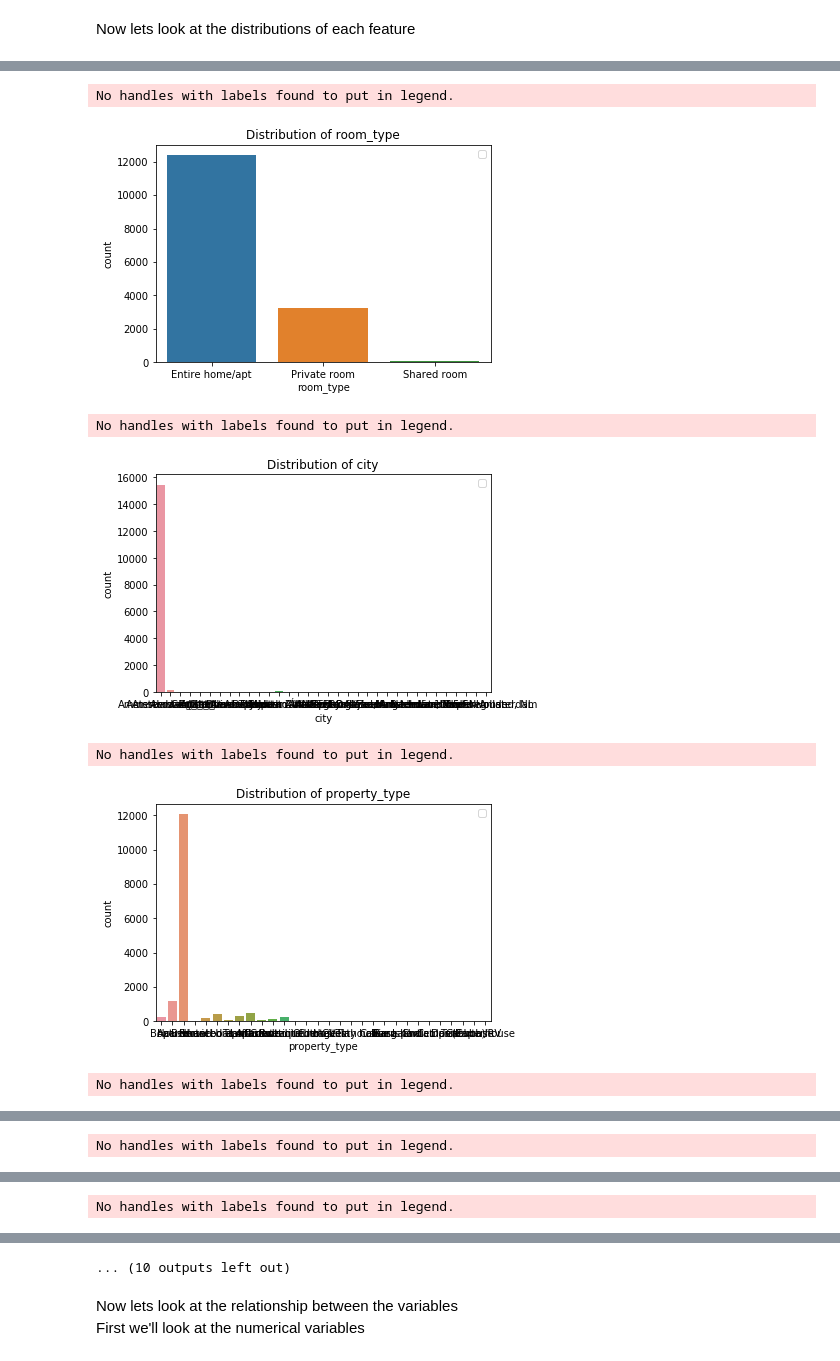
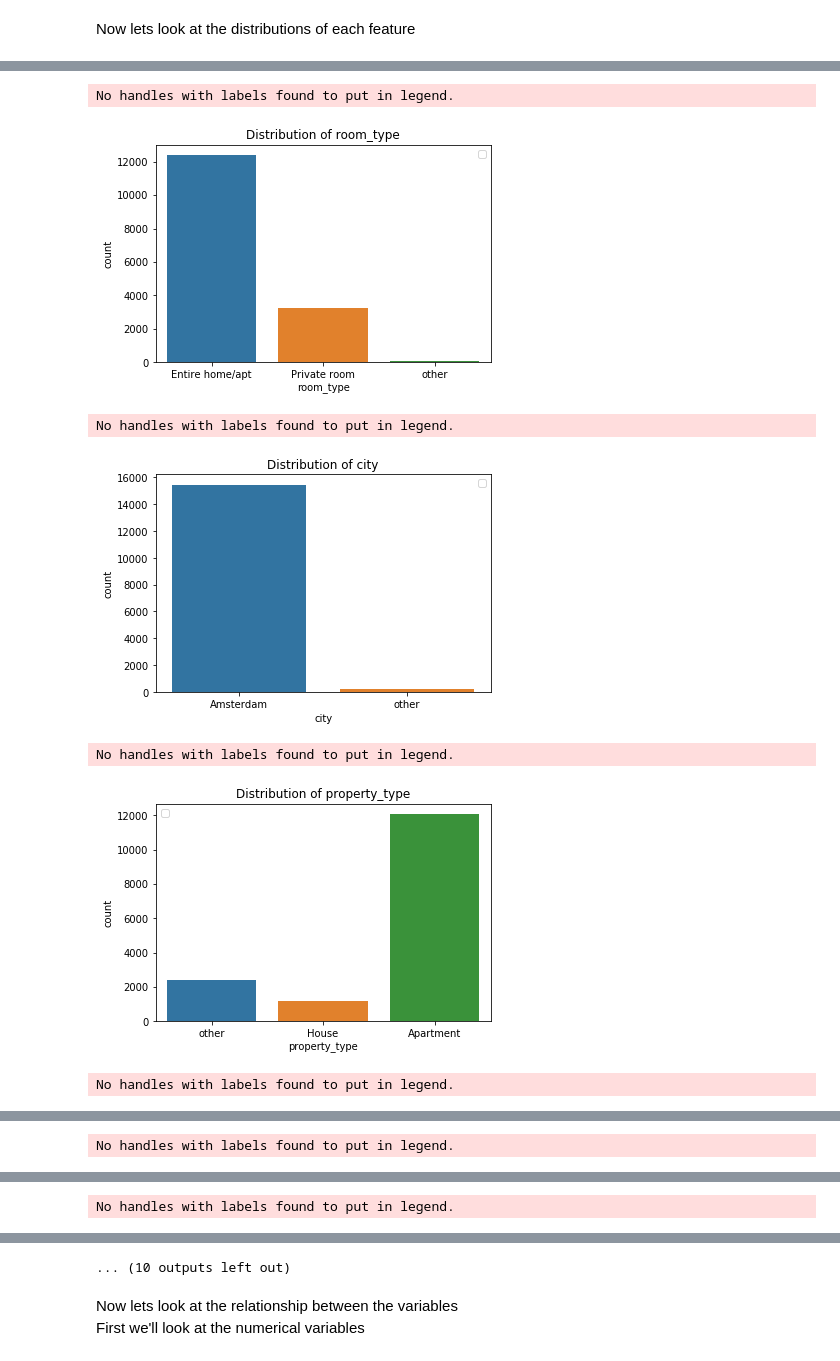
Before and after one commit to dbanach/JupyterNotebooks, a Jupyter notebook: preprocessing/Data_Preprocessing_Assignment_I.ipynb, the cells around one changed output, grey strips where cells are left out. Saved outputs shown, nothing was run; the diff lists cells and outputs as text; code cells hidden in the pictures.

Commit message:
created function to plot categorical variables putting values not significan in column "other"

```diff
--- a/preprocessing/Data_Preprocessing_Assignment_I.ipynb
+++ b/preprocessing/Data_Preprocessing_Assignment_I.ipynb
@@ -199,22 +202,46 @@ Now lets look at the distributions of each feature
+# %%
+def plot_categorical_many_values(df,col, thresh):
+    """
+    receives a dataframe, a column and a threshold and plots the categorical feature col
+    puting all of the values that their % of appereance is less than the threshold thresh into a variable 'other'
+    """
+
+    df_aux = pd.DataFrame({'value':df[col].value_counts().values, 'index':df[col].value_counts().index})
+    df_aux['percentage'] = df_aux.value.apply(lambda x: x/df.shape[0])
+
+
+    valid_values=[]
+    for index, row in df_aux.iterrows():
+        if row['percentage'] > thresh:
+            valid_values.append(row['index'])
+    df_aux2 = df.copy()
+    df_aux2[col] = df_aux2[col].apply(lambda x: x if x in valid_values else 'other')
+
+    ax = sns.countplot(x = col, data=df_aux2[df_aux2[col].notna()])
+    plt.title(f'Distribution of {col}')
+    plt.legend()
+    plt.show()
 # %%
 
 
 for col in categorical:
-    ax = sns.countplot(x = col, data=train[train[col].notna()])
-    plt.title(f'Distribution of {col}')
-    plt.legend()
-    plt.show()
+    #ax = sns.countplot(x = col, data=train[train[col].notna()])
+    #plt.title(f'Distribution of {col}')
+    #plt.legend()
+    #plt.show()
+    plot_categorical_many_values(train,col,0.05)
+
 
 for col in numerical:
     plt.hist(col,data=train[train[col].notna()])
     plt.title(f'Distribution of {col}')
     plt.legend()
     plt.show()
 # %% [output]
 No handles with labels found to put in legend.
-[figure, old version]
+[figure, new version]
 No handles with labels found to put in legend.
-[figure, old version]
+[figure, new version]
 No handles with labels found to put in legend.
-[figure, old version]
+[figure, new version]
 No handles with labels found to put in legend.
```
Also changed, not shown: parts of 10 cells of this notebook.
